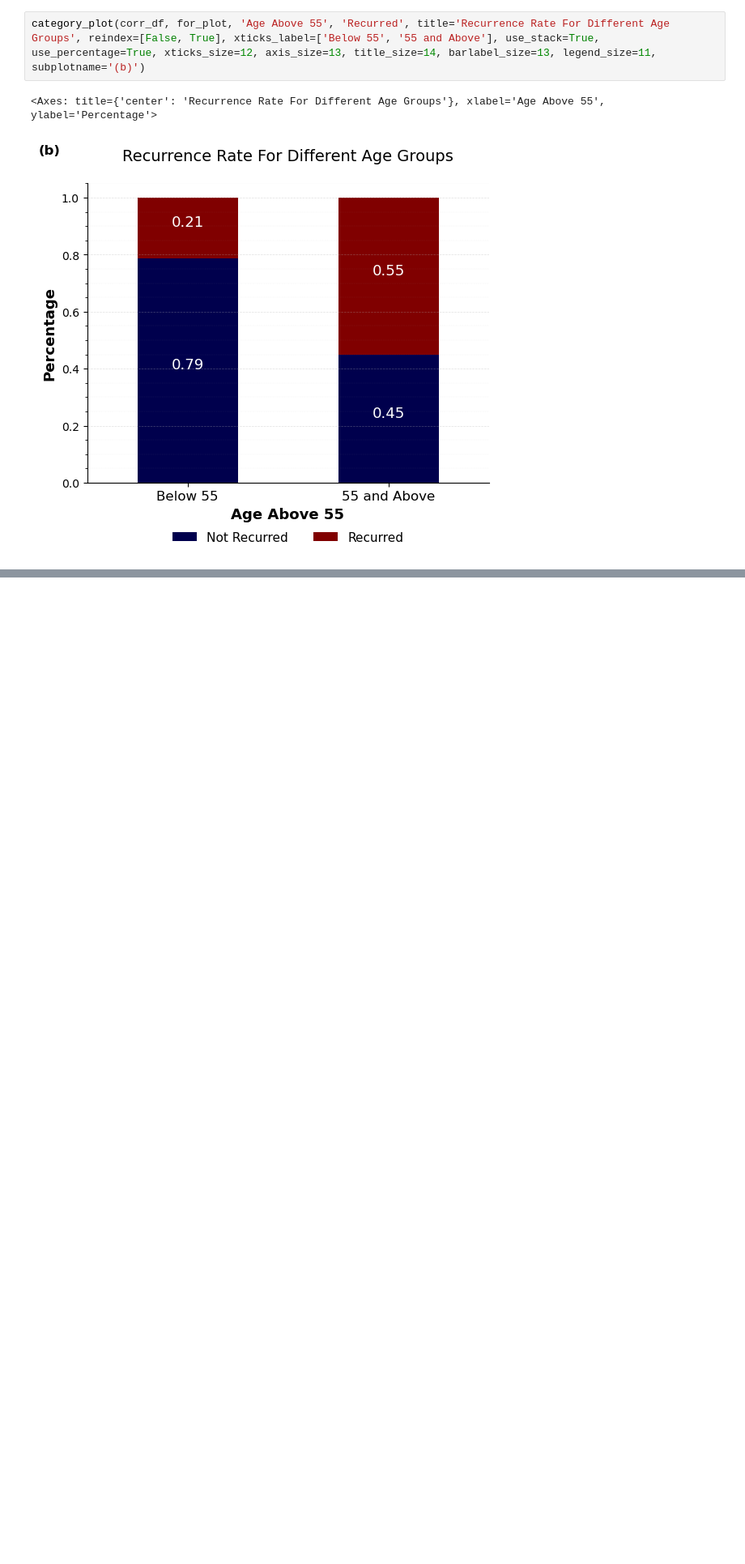
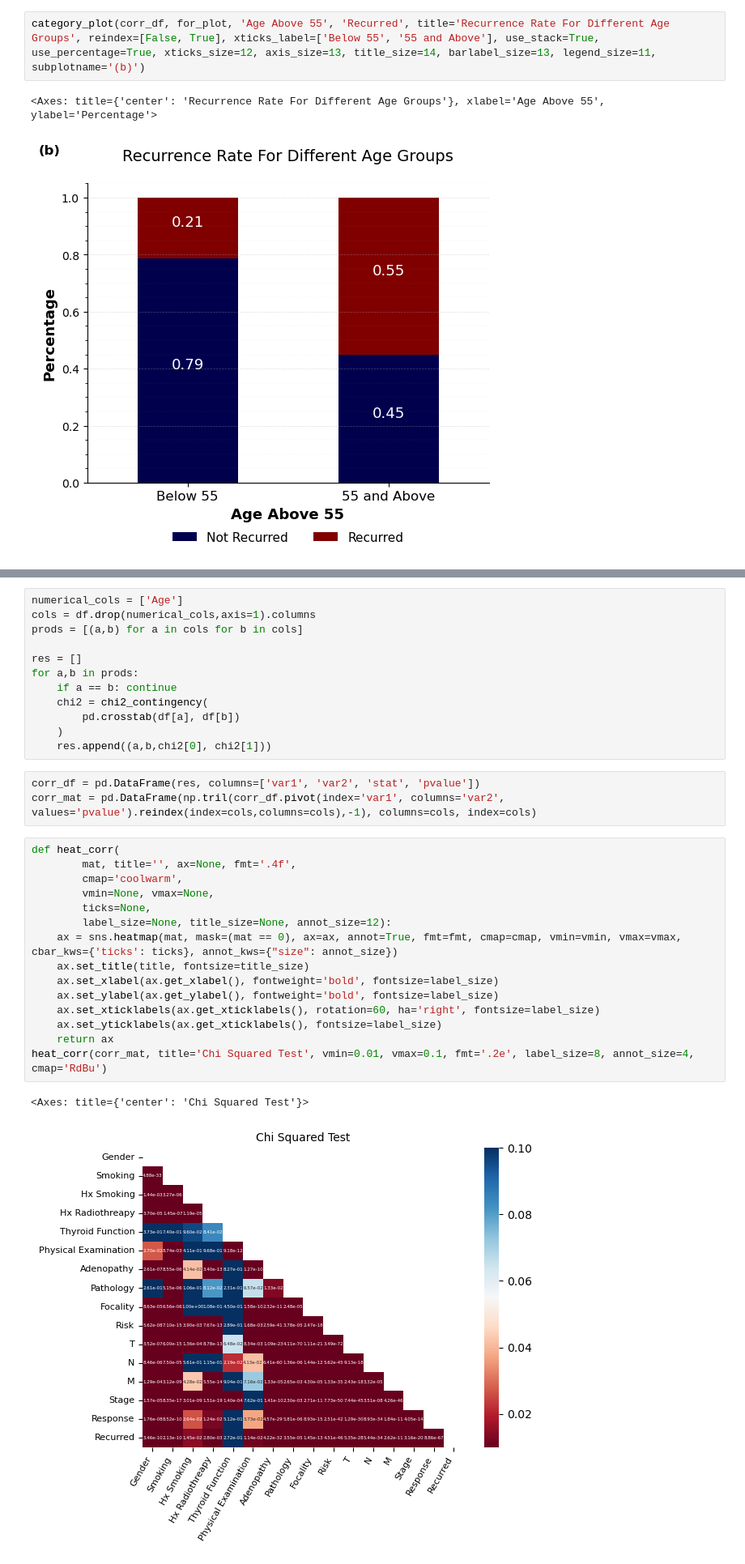
Before and after one commit to QY-Ver0/ELM-for-thyroid, a Jupyter notebook: data_analysis.ipynb, the cells around one changed output, grey strips where cells are left out. Shown at 81% size. Cells and saved outputs as stored; diff of their text form; blank space fills up the shorter version.

```diff
--- a/data_analysis.ipynb
+++ b/data_analysis.ipynb
@@ -298,0 +312,33 @@ category_plot(corr_df, for_plot, 'Age Above 55', 'Recurred', title='Recurrence R
+# %%
+numerical_cols = ['Age']
+cols = df.drop(numerical_cols,axis=1).columns
+prods = [(a,b) for a in cols for b in cols]
+
+res = []
+for a,b in prods:
+    if a == b: continue
+    chi2 = chi2_contingency(
+        pd.crosstab(df[a], df[b])
+    )
+    res.append((a,b,chi2[0], chi2[1]))
+# %%
+corr_df = pd.DataFrame(res, columns=['var1', 'var2', 'stat', 'pvalue'])
+corr_mat = pd.DataFrame(np.tril(corr_df.pivot(index='var1', columns='var2', values='pvalue').reindex(index=cols,columns=cols),-1), columns=cols, index=cols)
+# %%
+def heat_corr(
+        mat, title='', ax=None, fmt='.4f',
+        cmap='coolwarm',
+        vmin=None, vmax=None,
+        ticks=None,
+        label_size=None, title_size=None, annot_size=12):
+    ax = sns.heatmap(mat, mask=(mat == 0), ax=ax, annot=True, fmt=fmt, cmap=cmap, vmin=vmin, vmax=vmax, cbar_kws={'ticks': ticks}, annot_kws={"size": annot_size})
+    ax.set_title(title, fontsize=title_size)
+    ax.set_xlabel(ax.get_xlabel(), fontweight='bold', fontsize=label_size)
+    ax.set_ylabel(ax.get_ylabel(), fontweight='bold', fontsize=label_size)
+    ax.set_xticklabels(ax.get_xticklabels(), rotation=60, ha='right', fontsize=label_size)
+    ax.set_yticklabels(ax.get_xticklabels(), fontsize=label_size)
+    return ax
+heat_corr(corr_mat, title='Chi Squared Test', vmin=0.01, vmax=0.1, fmt='.2e', label_size=8, annot_size=4, cmap='RdBu')
+# %% [output]
+<Axes: title={'center': 'Chi Squared Test'}>
+[figure, added]
```
Also changed, not shown: parts of 4 cells of this notebook.
